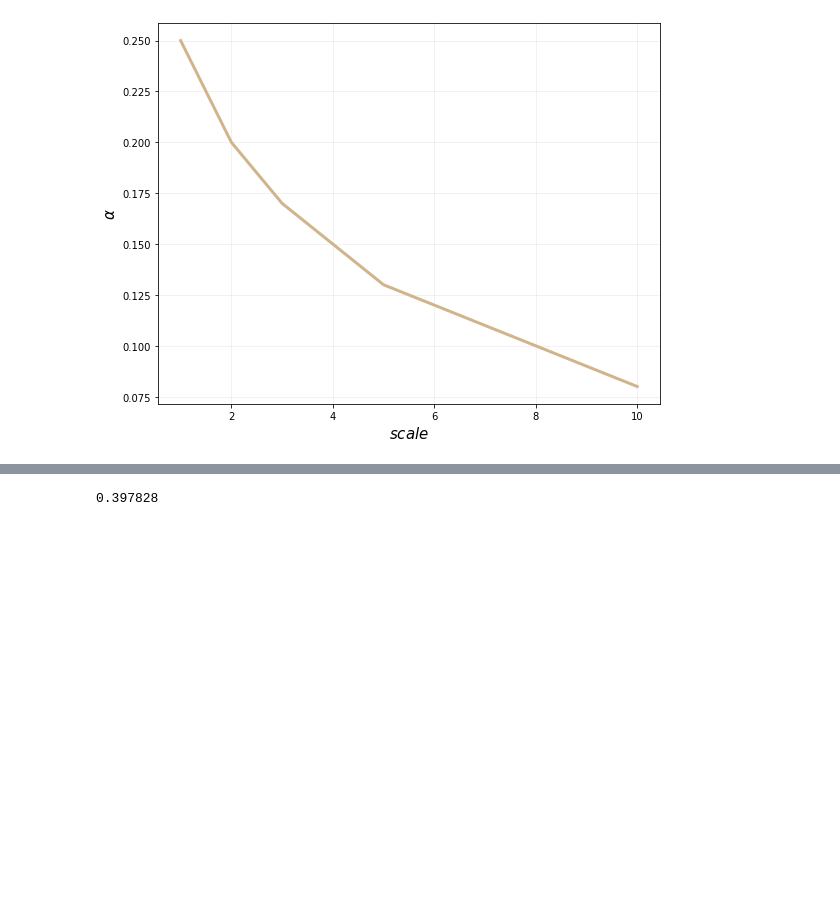
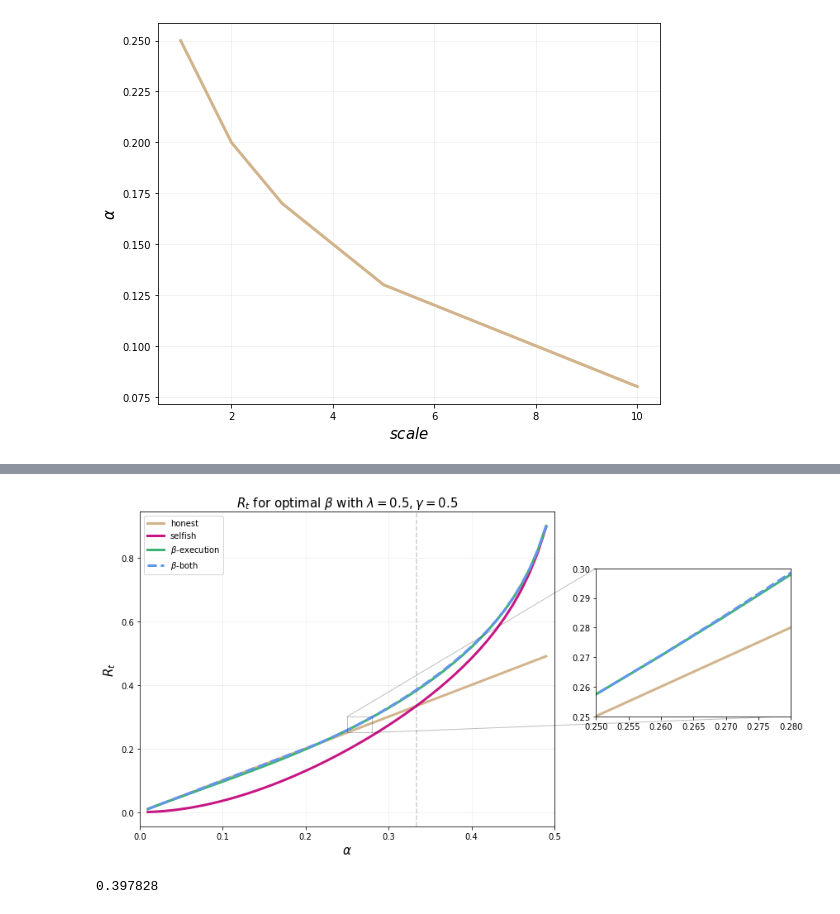
Before and after one commit to michaelneuder/opportunistic-mining, a Jupyter notebook: fusion-mining.ipynb, the cells around one changed output, grey strips where cells are left out. Saved outputs shown, nothing was run; the diff lists cells and outputs as text; code cells hidden in the pictures; blank space fills up the shorter version.

Commit message:
adding lambda

```diff
--- a/fusion-mining.ipynb
+++ b/fusion-mining.ipynb
@@ -246,0 +276,20 @@ plt.show()
+# %%
+def calcTotalRewardGamma(a, b, gamma, scale=1):
+    return (scale*paperRewards(a, gamma, b) + calcAOverAHGamma(a, b, gamma)) / (scale + 1)
+# %%
+# NEWFIGURE #2 :)
+alphas = np.arange(0.01, 0.50, 0.01)
+betas = np.arange(0.01, 5.01, 0.01)
+# gammas = np.array([0, 0.5, 1])
+selfishs = [selfishReward(a) for a in alphas]
+betarews = []
+prop = 0.5
+gamma = 0.5
+for a in tqdm(alphas):
+    rews = [paperRewards(a, gamma, b) for b in betas]
+    bestBeta = betas[np.argmax(rews)]
+    betarews.append(calcTotalRewardGamma(a, bestBeta, gamma, scale=prop))
+fusionrs = []
+for a in tqdm(alphas):
+    rews = [calcTotalRewardGamma(a, b, gamma, scale=prop) for b in betas]
+    fusionrs.append(np.max(rews))
@@ -247,3 +312,32 @@ plt.show()
+# %%
+f, ax = plt.subplots(figsize=(9,7))
+
+x1, x2, y1, y2 = 0.25, 0.28, 0.25, 0.3 # subregion of the original image
+axins = ax.inset_axes(
+    [1.1, 0.35, 0.47, 0.47],
+    xlim=(x1, x2), ylim=(y1, y2))
+
+ax.indicate_inset_zoom(axins, edgecolor="black", label=None, alpha=0.25)
+
+for a in [ax, axins]:
+    a.plot(alphas, alphas, linewidth=3, color='tan', alpha=1, label='honest')
+    a.plot(alphas, selfishs, linewidth=3, color='mediumvioletred', label='selfish')
+    a.plot(alphas, betarews, linewidth=3, color='mediumseagreen', label=r'$\beta$-execution')
+    a.plot(alphas, fusionrs, linewidth=3, color='cornflowerblue', label=r'$\beta$-both', linestyle='--')
+
+ax.set_xlabel(r'$\alpha$', size=15)
+ax.set_ylabel(r'$R_t$', size=15)
+ax.axvline(1/3, alpha=0.2, color='k', linestyle='--')
+ax.grid(alpha=0.2)
+ax.legend()
+ax.set_xlim(0, 0.5)
+ax.set_title(r'$R_t$ for optimal $\beta$ with $\lambda=0.5, \gamma=0.5$', size=15)
+
+plt.savefig('out.png', dpi=400, bbox_inches='tight')
+
+plt.show()
+# %% [output]
+[figure, added]
 # %%
 alpha = 0.4
 iters = int(1e6)
```
Also changed, not shown: parts of 5 cells of this notebook, 2 other files.
